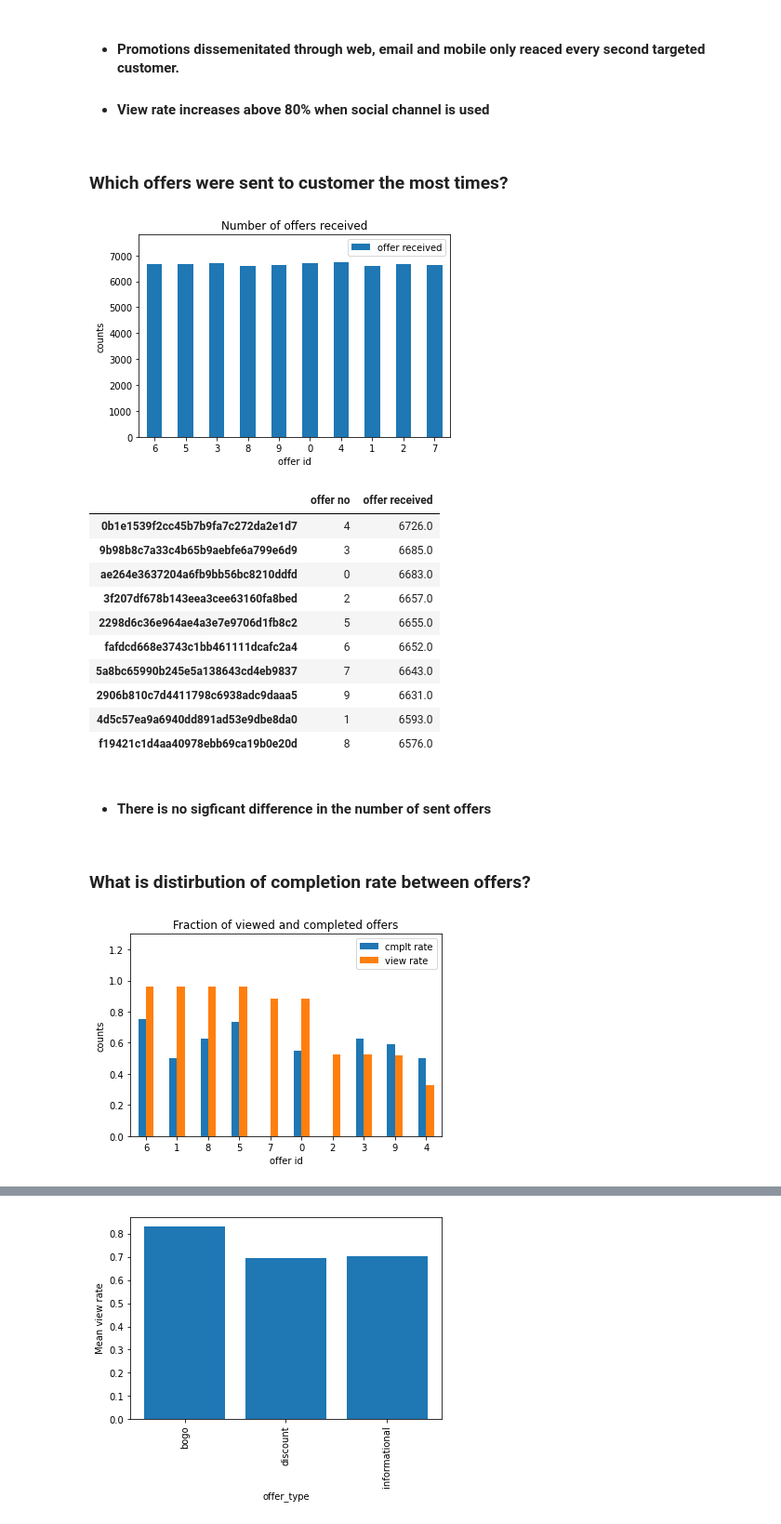
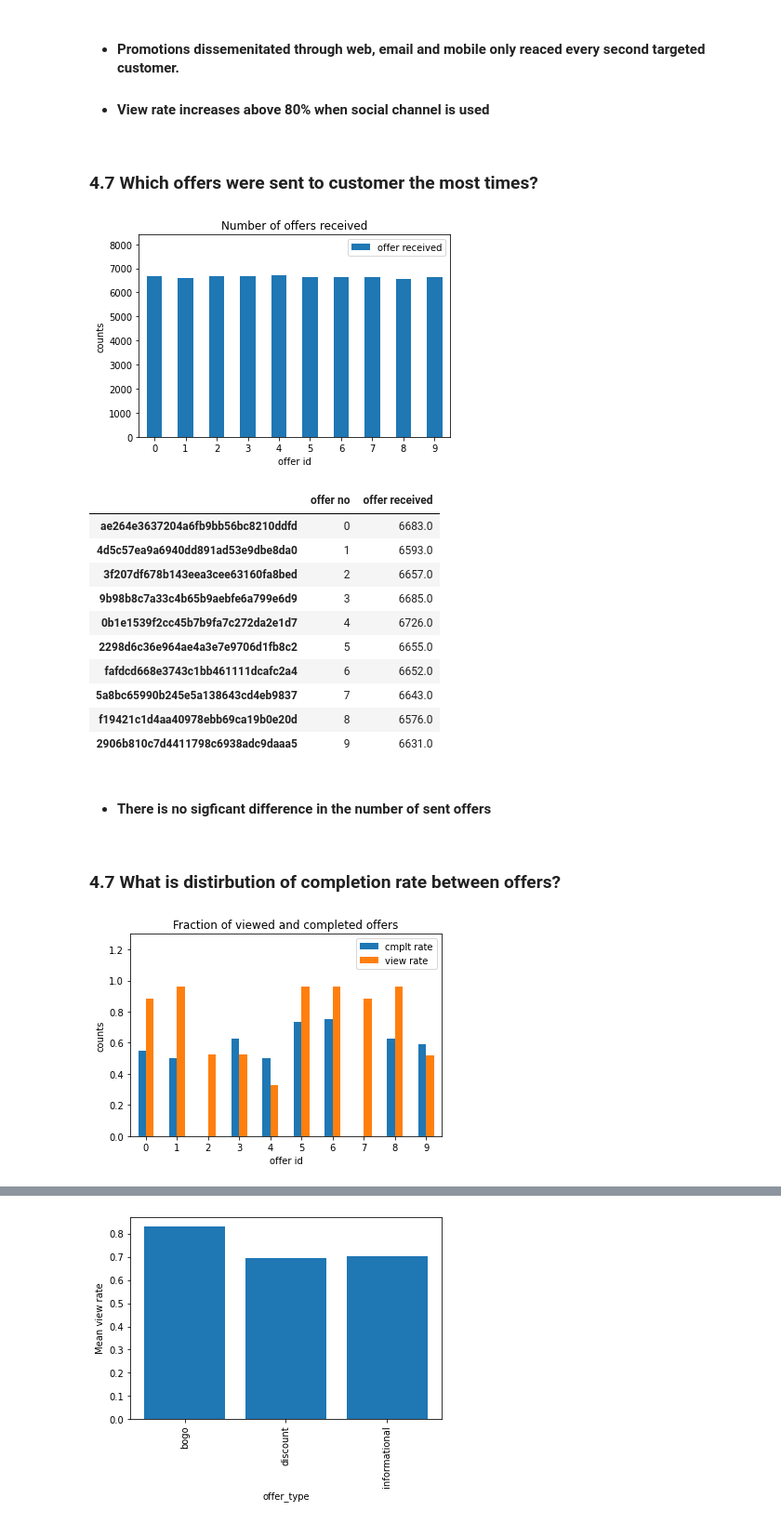
Before and after one commit to ADucinskas/UDACITY-Starbucks-Capstone, a Jupyter notebook: Starbucks_Capstone_notebook.ipynb, the cells around one changed output, grey strips where cells are left out. Shown at 93% size. Saved outputs shown, nothing was run; the diff lists cells and outputs as text; code cells hidden in the pictures.

```diff
--- a/Starbucks_Capstone_notebook.ipynb
+++ b/Starbucks_Capstone_notebook.ipynb
@@ -227,0 +258,3 @@ reward_table.drop(columns='offer id',inplace=True)
+# %%
+ext_transcript=pd.concat([transcript,reward_table],axis=1)
+ext_transcript.head()
@@ -227,0 +268,4 @@ reward_table.drop(columns='offer id',inplace=True)
+# %%
+### make table with person id as an index and double collumn index (1st-layer offer_id, 2nd layer outcome)
+offer_stats = ext_transcript.groupby(by=['person','offer_id','event']).value.count().unstack(level=[1,2])
+offer_stats.head()
@@ -397,4 +438,0 @@ Name: amount, dtype: float64
-# %%
-### make table with person id as an index and double collumn index (1st-layer offer_id, 2nd layer outcome)
-offer_stats = customers.groupby(by=['person','offer_id','event']).value.count().unstack(level=[1,2])
-offer_stats.head()
@@ -411,12 +439,12 @@ offer_stats.head()
 # %%
-def portfolio_stats (prom_db,offers_db,parameter):
+def portfolio_stats (prom_db,offers_db):
 
     db1 = prom_db.set_index('id')
 
-    portfolio_stats = pd.DataFrame(offers_db.sum())
+    offers_sum = pd.DataFrame(offers_db.sum())
 
-    db2 = pd.pivot_table(portfolio_stats, values=0, index=portfolio_stats.index.get_level_values(0),
-                    columns=portfolio_stats.index.get_level_values(1))
+    db2 = pd.pivot_table(offers_sum, values=0, index=offers_sum.index.get_level_values(0),
+                    columns=offers_sum.index.get_level_values(1))
 
     db2['cmplt rate']=db2['offer completed']/db2['offer received']
 
@@ -427,5 +455,6 @@ def portfolio_stats (prom_db,offers_db,parameter):
 
     result['offer no'] = ([list(portfolio.id).index(i) for i in result.index])
 
-    return result.sort_values(by=parameter,ascending=False)
+    #return result.sort_values(by=parameter,ascending=False)
+    return result
 # %%
@@ -510,43 +539,43 @@ stats_graph('channels','view rate',True)
  - #### Promotions dissemenitated through web, email and mobile only reaced every second targeted customer.
  - #### View rate increases above 80% when social channel is used
 # %% [markdown]
-### Which offers were sent to customer the most times?
+### 4.7 Which offers were sent to customer the most times?
 # %%
-portfolio_stats(portfolio,offer_stats,'cmplt rate').plot.bar(x='offer no',y='offer received')
+portfolio_stats(portfolio,offer_stats).plot.bar(x='offer no',y='offer received')
 plt.xlabel('offer id')
 plt.xticks(rotation=0)
-plt.ylim(0,7800)
+plt.ylim(0,8400)
 plt.ylabel('counts')
 plt.title('Number of offers received')
 plt.show()
 # %% [output]
-[figure, old version]
+[figure, new version]
 # %%
-portfolio_stats(portfolio,offer_stats,'offer received')[['offer no','offer received']]
+portfolio_stats(portfolio,offer_stats)[['offer no','offer received']]
 # %% [output]
 |  | offer no | offer received |
+| ae264e3637204a6fb9bb56bc8210ddfd | 0 | 6683.0 |
+| 4d5c57ea9a6940dd891ad53e9dbe8da0 | 1 | 6593.0 |
+| 3f207df678b143eea3cee63160fa8bed | 2 | 6657.0 |
+| 9b98b8c7a33c4b65b9aebfe6a799e6d9 | 3 | 6685.0 |
 | 0b1e1539f2cc45b7b9fa7c272da2e1d7 | 4 | 6726.0 |
-| 9b98b8c7a33c4b65b9aebfe6a799e6d9 | 3 | 6685.0 |
-| ae264e3637204a6fb9bb56bc8210ddfd | 0 | 6683.0 |
-| 3f207df678b143eea3cee63160fa8bed | 2 | 6657.0 |
 | 2298d6c36e964ae4a3e7e9706d1fb8c2 | 5 | 6655.0 |
 | fafdcd668e3743c1bb461111dcafc2a4 | 6 | 6652.0 |
 | 5a8bc65990b245e5a138643cd4eb9837 | 7 | 6643.0 |
+| f19421c1d4aa40978ebb69ca19b0e20d | 8 | 6576.0 |
 | 2906b810c7d4411798c6938adc9daaa5 | 9 | 6631.0 |
-| 4d5c57ea9a6940dd891ad53e9dbe8da0 | 1 | 6593.0 |
-| f19421c1d4aa40978ebb69ca19b0e20d | 8 | 6576.0 |
 # %% [markdown]
 - #### There is no sigficant difference in the number of sent offers
 # %% [markdown]
-### What is distirbution of completion rate between offers?
+### 4.7 What is distirbution of completion rate between offers?
 # %%
-portfolio_stats(portfolio,offer_stats,'view rate').plot.bar(x='offer no',y=['cmplt rate','view rate'])
+portfolio_stats(portfolio,offer_stats).plot.bar(x='offer no',y=['cmplt rate','view rate'])
 plt.xlabel('offer id')
 plt.xticks(rotation=0)
 plt.ylim(0,1.3)
 plt.ylabel('counts')
 plt.title('Fraction of viewed and completed offers')
 plt.show()
 # %% [output]
-[figure, old version]
+[figure, new version]
 # %% [markdown]
```
Also changed, not shown: parts of 83 cells of this notebook.
